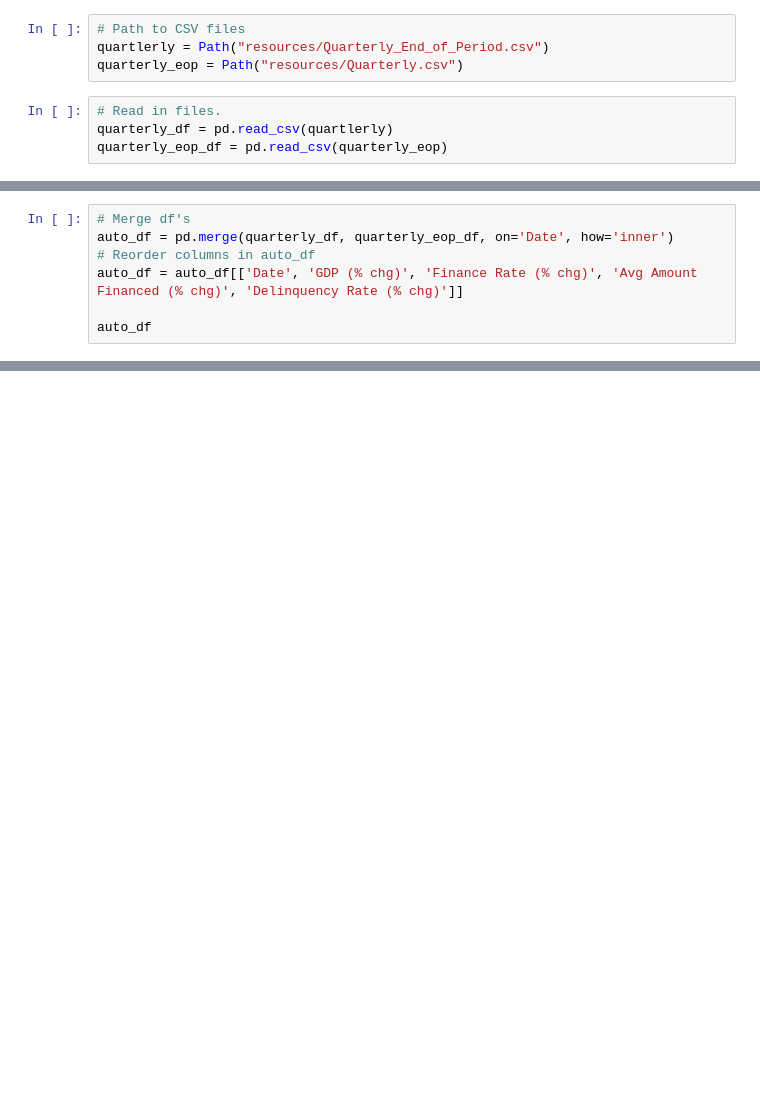
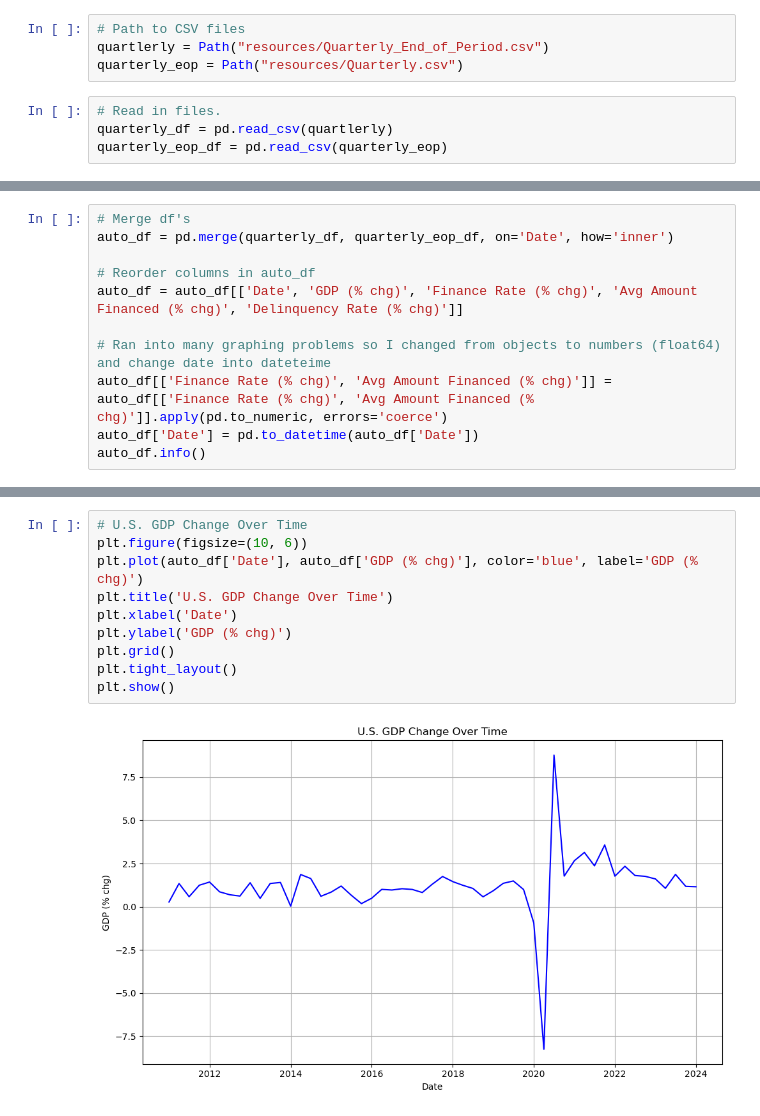
Before and after one commit to AndrewJ79/dc_project_1, a Jupyter notebook: Test.ipynb, the cells around one changed output, grey strips where cells are left out. Cells and saved outputs as stored; diff of their text form; blank space fills up the shorter version.

Commit message:
Updated graphs

```diff
--- a/Test.ipynb
+++ b/Test.ipynb
@@ -23,8 +23,12 @@ quarterly_eop_df.drop([53, 54], inplace=True)
 # %%
 # Merge df's
 auto_df = pd.merge(quarterly_df, quarterly_eop_df, on='Date', how='inner')
+
 # Reorder columns in auto_df
 auto_df = auto_df[['Date', 'GDP (% chg)', 'Finance Rate (% chg)', 'Avg Amount Financed (% chg)', 'Delinquency Rate (% chg)']]
 
-auto_df
+# Ran into many graphing problems so I changed from objects to numbers (float64) and change date into dateteime
+auto_df[['Finance Rate (% chg)', 'Avg Amount Financed (% chg)']] = auto_df[['Finance Rate (% chg)', 'Avg Amount Financed (% chg)']].apply(pd.to_numeric, errors='coerce')
+auto_df['Date'] = pd.to_datetime(auto_df['Date'])
+auto_df.info()
 # %% [output]
@@ -47,0 +47,12 @@ auto_df
+# %%
+# U.S. GDP Change Over Time
+plt.figure(figsize=(10, 6))
+plt.plot(auto_df['Date'], auto_df['GDP (% chg)'], color='blue', label='GDP (% chg)')
+plt.title('U.S. GDP Change Over Time')
+plt.xlabel('Date')
+plt.ylabel('GDP (% chg)')
+plt.grid()
+plt.tight_layout()
+plt.show()
+# %% [output]
+[figure, added]
```
Also changed, not shown: parts of 13 cells of this notebook, 1 other file.
